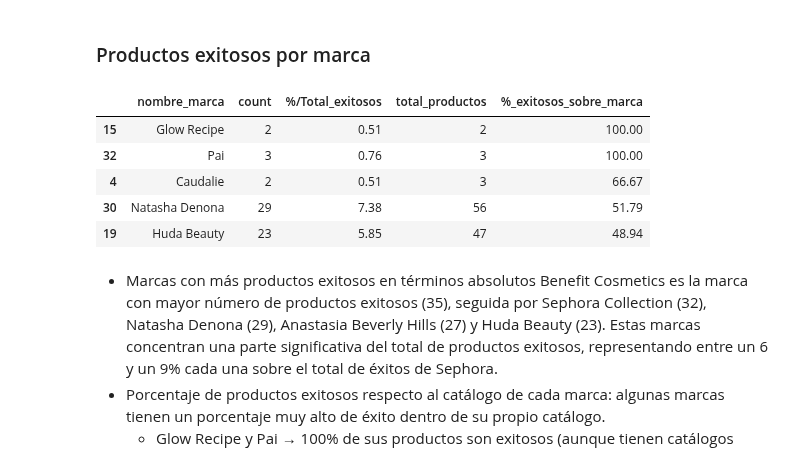
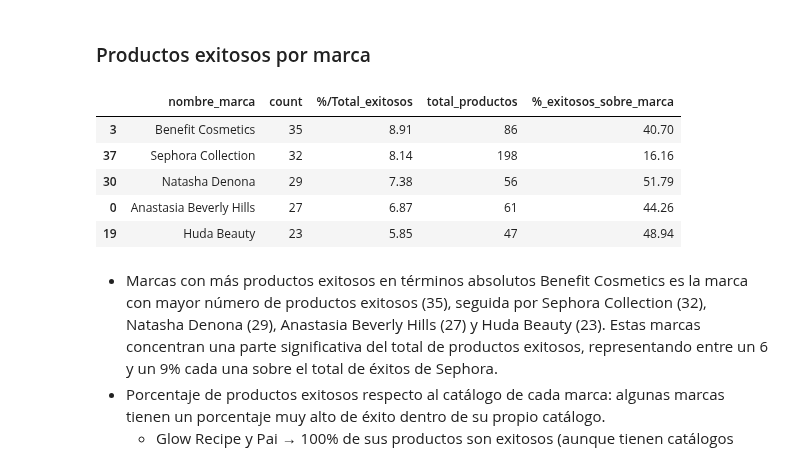
Before and after one commit to raquelscv/proyecto_final_sephora, a Jupyter notebook: eda.ipynb, the cells around one changed output. Cells and saved outputs as stored; diff of their text form; code cells hidden in the pictures.

```diff
--- a/eda.ipynb
+++ b/eda.ipynb
@@ -460,17 +460,17 @@ Porcentaje de productos exitosos: 21.57
 # %%
 total_por_marca = df.groupby('nombre_marca').size().reset_index(name='total_productos')
 exitosos_por_marca = exitosos.groupby('nombre_marca').size().reset_index(name='count')
 exitosos_por_marca['%/Total_exitosos'] = ((exitosos_por_marca['count'] / len(exitosos)) * 100).round(2)
 exitosos_por_marca = exitosos_por_marca.merge(total_por_marca, on='nombre_marca', how='left')
 exitosos_por_marca['%_exitosos_sobre_marca'] = ((exitosos_por_marca['count'] / exitosos_por_marca['total_productos']) * 100).round(2)
-exitosos_por_marca = exitosos_por_marca.sort_values(by='%_exitosos_sobre_marca', ascending=False)
+exitosos_por_marca = exitosos_por_marca.sort_values(by='%/Total_exitosos', ascending=False)
 exitosos_por_marca.head(5)
 # %% [output]
 |  | nombre_marca | count | %/Total_exitosos | total_productos | %_exitosos_sobre_marca |
-| 15 | Glow Recipe | 2 | 0.51 | 2 | 100.00 |
-| 32 | Pai | 3 | 0.76 | 3 | 100.00 |
-| 4 | Caudalie | 2 | 0.51 | 3 | 66.67 |
+| 3 | Benefit Cosmetics | 35 | 8.91 | 86 | 40.70 |
+| 37 | Sephora Collection | 32 | 8.14 | 198 | 16.16 |
 | 30 | Natasha Denona | 29 | 7.38 | 56 | 51.79 |
+| 0 | Anastasia Beverly Hills | 27 | 6.87 | 61 | 44.26 |
 | 19 | Huda Beauty | 23 | 5.85 | 47 | 48.94 |
 # %% [markdown]
 - Marcas con más productos exitosos en términos absolutos
```
Also changed, not shown: parts of 2 cells of this notebook, 1 other file.
